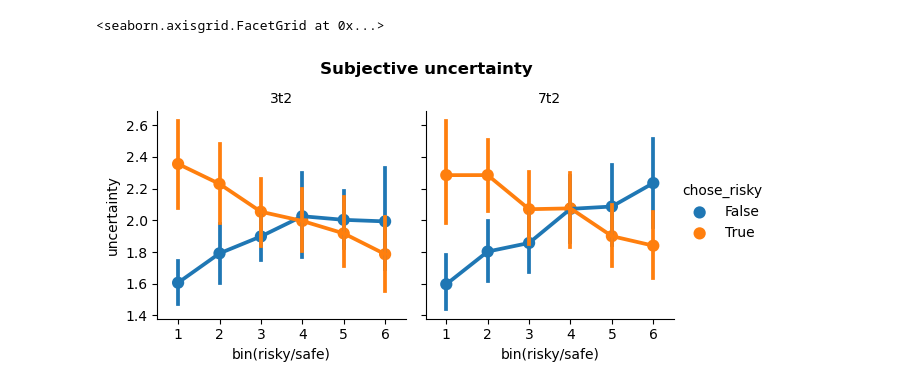
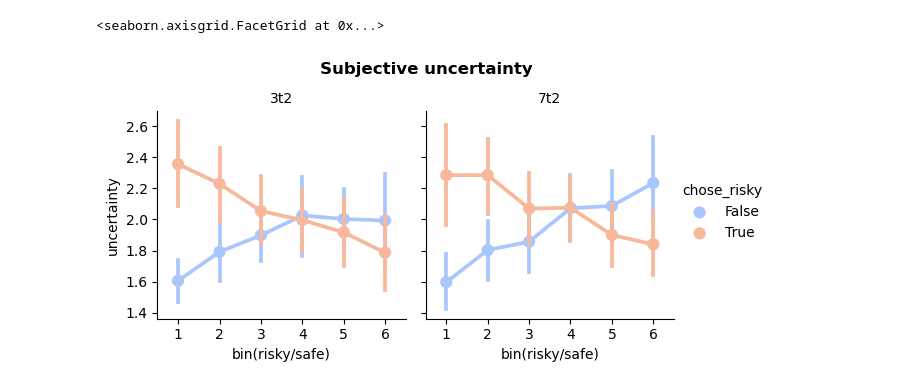
Before and after one commit to Gilles86/risk_experiment, a Jupyter notebook: risk_experiment/cogmodels/Raw behavior.ipynb, the cells around one changed output. Saved outputs shown, nothing was run; the diff lists cells and outputs as text; code cells hidden in the pictures.

```diff
--- a/risk_experiment/cogmodels/Raw behavior.ipynb
+++ b/risk_experiment/cogmodels/Raw behavior.ipynb
@@ -44,10 +110,10 @@ Text(0.5, 1.05, 'Raw respone curves')
 # %%
-g = sns.FacetGrid(data=df.groupby(['subject', 'session', 'bin(risky/safe)', 'chose_risky']).mean().reset_index(), col='session', hue='chose_risky')
+g = sns.FacetGrid(data=df.groupby(['subject', 'session', 'bin(risky/safe)', 'chose_risky']).mean().reset_index(), col='session', hue='chose_risky', palette='coolwarm')
 g.map(sns.pointplot, 'bin(risky/safe)', 'uncertainty')
 g.add_legend()
 g.fig.suptitle('Subjective uncertainty', y=1.05, fontweight='bold')
 
 g.set_titles('{col_name}')
 # %% [output]
 <seaborn.axisgrid.FacetGrid at 0x...>
-[figure, old version]
+[figure, new version]
```
Also changed, not shown: parts of 10 cells of this notebook.
